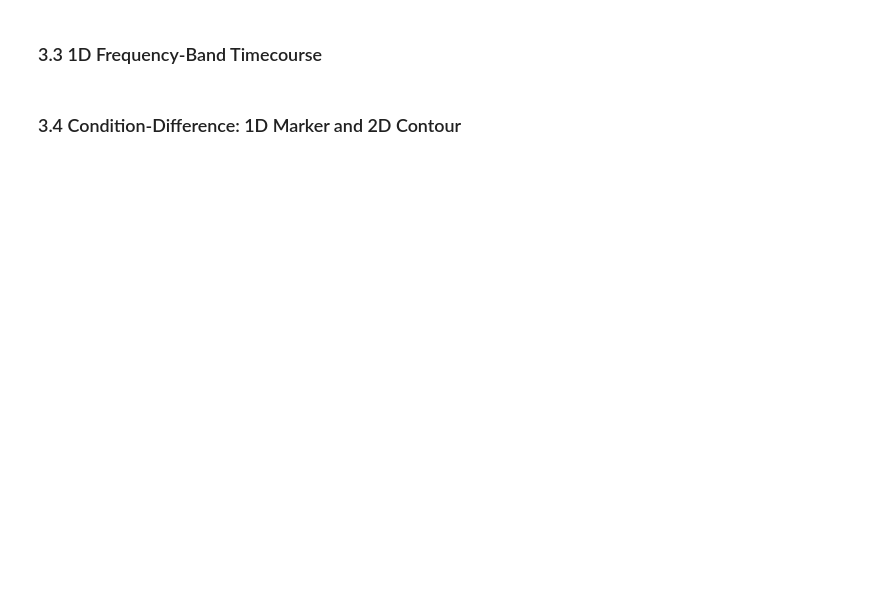
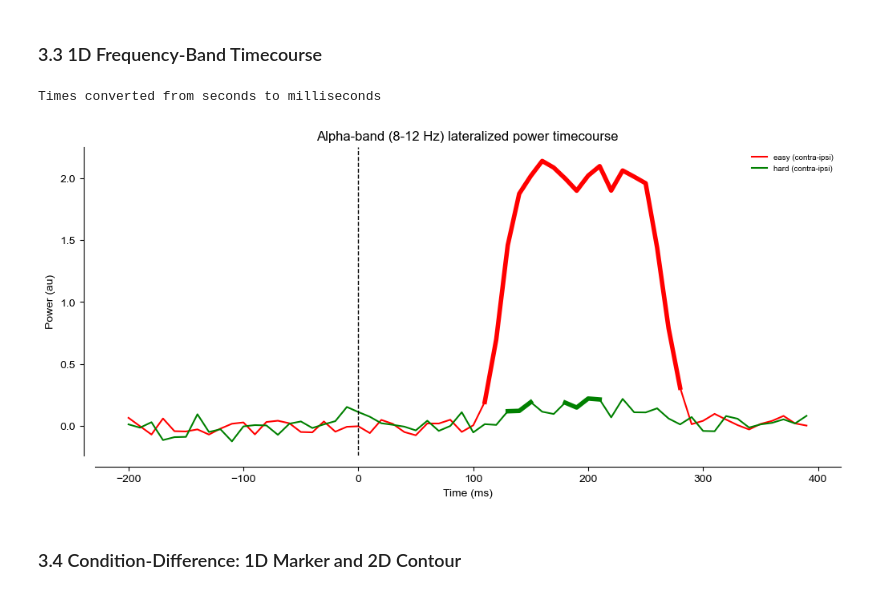
Before and after one commit to dvanmoorselaar/DvM, a Jupyter notebook: tutorials/00_visualization_and_statistics.ipynb, the cells around one changed output. Cells and saved outputs as stored; diff of their text form; code cells hidden in the pictures; blank space fills up the shorter version.

```diff
--- a/tutorials/00_visualization_and_statistics.ipynb
+++ b/tutorials/00_visualization_and_statistics.ipynb
@@ -207,14 +241,16 @@ print("  statistically significant time-frequency region shown in color")
 # %%
 fig = plt.figure(figsize=(12, 5))
 plot_tfr_timecourse(
     tfr_data, elec_oi=[['C3', 'C5'], ['C4', 'C6']], lateralized=True,
     cnds=['easy', 'hard'], colors=[COLORS['easy'], COLORS['hard']],
     timecourse='1d', freq_oi=(8, 12), stats='perm',
 )
 plt.title("Alpha-band (8-12 Hz) lateralized power timecourse")
-plt.tight_layout()
 display(fig)
 plt.close('all')
+# %% [output]
+Times converted from seconds to milliseconds
+[figure, added]
 # %% [markdown]
 ### 3.4 Condition-Difference: 1D Marker and 2D Contour
 # %%
```
Also changed, not shown: parts of 18 cells of this notebook, 2 other files.
